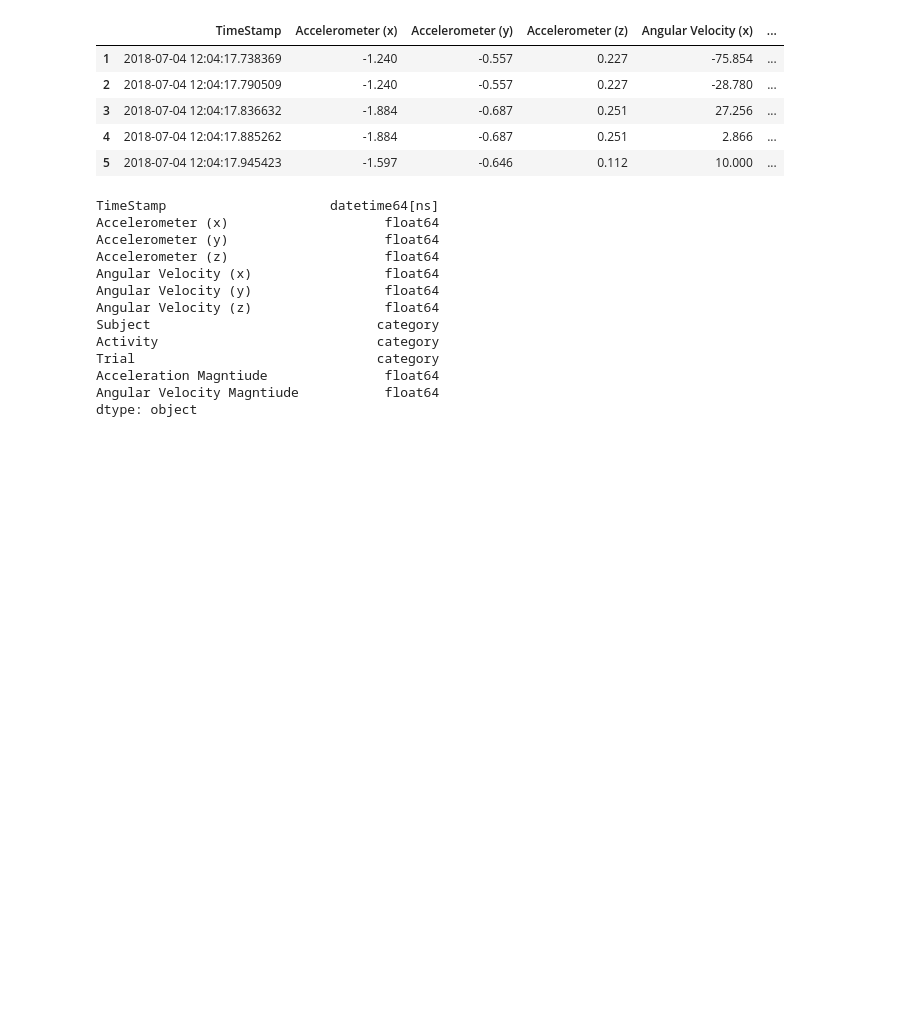
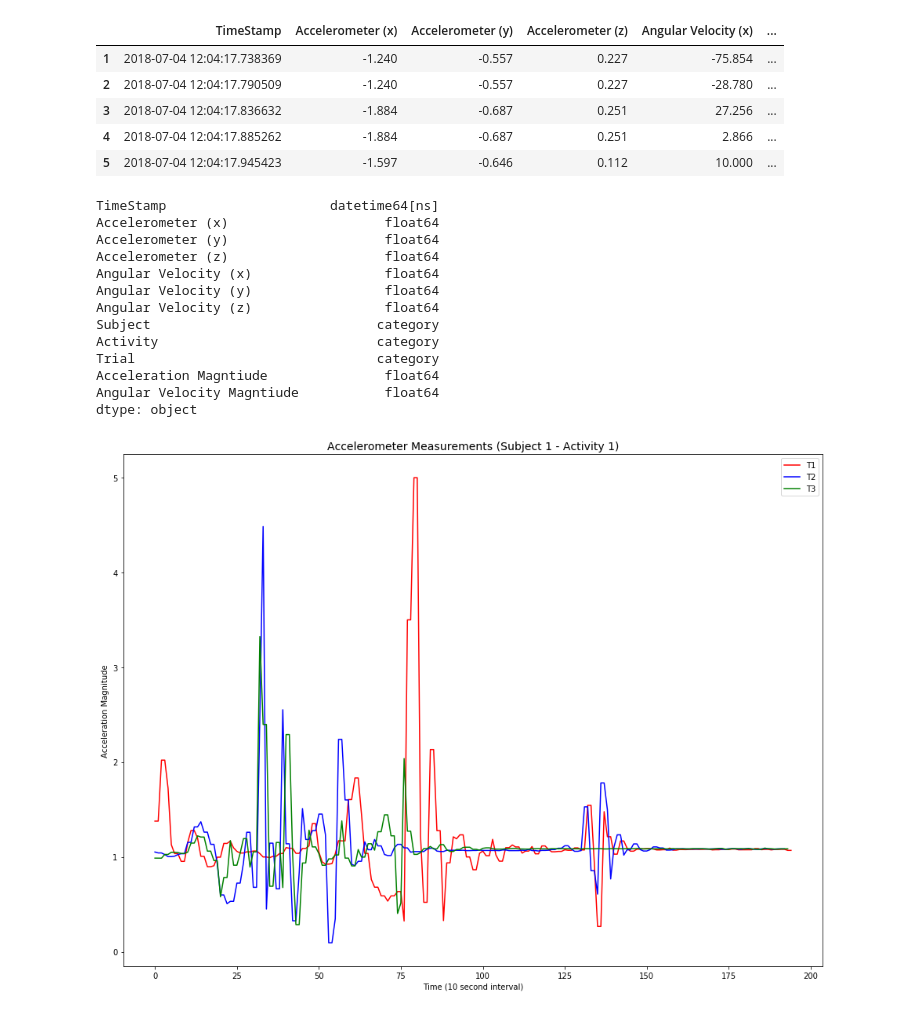
Before and after one commit to mjwolfe91/MSDS_Capstone_JC_AN_MW, a Jupyter notebook: AVC+WVC thresholds.ipynb, the cells around one changed output. Cells and saved outputs as stored; diff of their text form; code cells hidden in the pictures; blank space fills up the shorter version.

```diff
--- a/AVC+WVC thresholds.ipynb
+++ b/AVC+WVC thresholds.ipynb
@@ -152,4 +152,18 @@ for subject in WristS_Subjects.keys():
         for trial in WristS_Subjects[subject][activity].keys():
             WristS_Subjects[subject][activity][trial] = np.array(WristS_Subjects[subject][activity][trial])
             WristS_Subjects[subject][activity][trial] = np.reshape(WristS_Subjects[subject][activity][trial], (-1,12))
+# %%
+S1A1_T1 = WristS_Subjects['S1']['A1']['T1'][:,10]
+S1A1_T2 = WristS_Subjects['S1']['A1']['T2'][:,10]
+S1A1_T3 = WristS_Subjects['S1']['A1']['T3'][:,10]
+
+plt.figure(figsize=(16,12))
+plt.title('Accelerometer Measurements (Subject 1 - Activity 1)', fontsize=14)
+plt.xlabel('Time (10 second interval)')
+plt.ylabel('Acceleration Magnitude')
+plt.plot(S1A1_T1,'r', S1A1_T2,'b',S1A1_T3,'g')
+plt.gca().legend(('T1','T2','T3'))
+plt.savefig(r"C:\\Users\\k\\Desktop\\MSDS_Capstone_JC_AN_MW\\output\\"+ "Accelerometer Measurements (Subject 1 - Activity 1)", bbox_inches = 'tight')
+# %% [output]
+[figure, added]
 # %%
```
Also changed, not shown: parts of 12 cells of this notebook, 1 other file.
